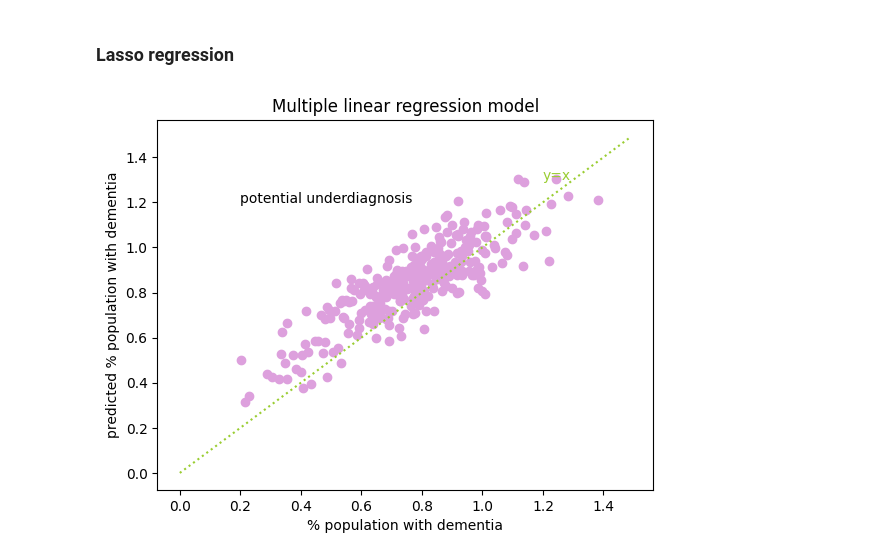
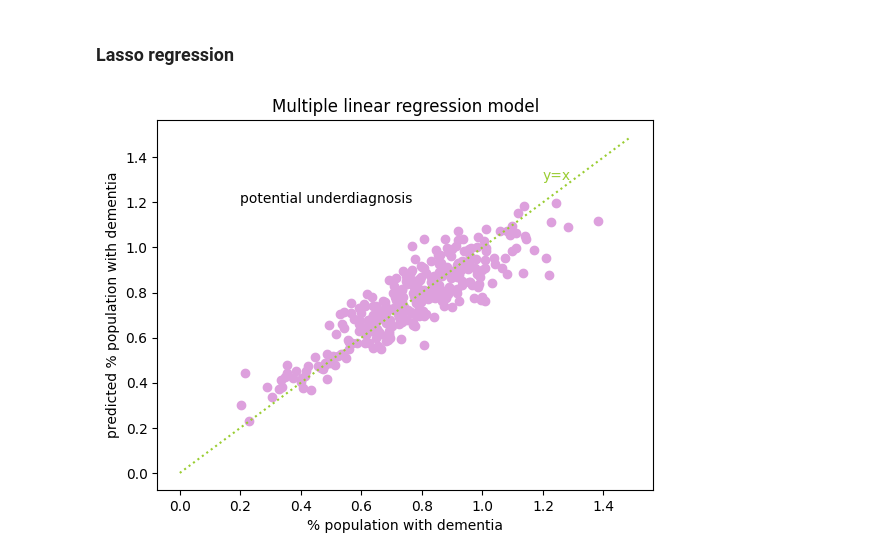
Before and after one commit to Bea-Taylor/DifDem_inequalities, a Jupyter notebook: nbs/core/04_regression_model.ipynb, the cells around one changed output. Cells and saved outputs as stored; diff of their text form; code cells hidden in the pictures.

```diff
--- a/nbs/core/04_regression_model.ipynb
+++ b/nbs/core/04_regression_model.ipynb
@@ -261,16 +176,14 @@ print(covar_opt)
 # %%
 # Linear regression using sklearn
 
-x_all_covar = df_dem_topIMD[covar_opt].values.reshape(-1,len(covar_opt))
-y = df_dem_topIMD['DEM_afflicted_pc'].values.reshape(-1,1)
-
-x_test_all_covar = df_dem_plus[covar_opt].values.reshape(-1,len(covar_opt))
+x = df_dem_plus[covar_opt].values.reshape(-1,len(covar_opt))
+y = df_dem_plus['DEM_afflicted_pc'].values.reshape(-1,1)
 
 regr = linear_model.LinearRegression()
 
 # fit regression comorbidities
-regr.fit(x_all_covar, y)
-y_pred_all = regr.predict(x_test_all_covar)
+regr.fit(x, y)
+y_pred = regr.predict(x)
 # %%
 print(f'intercept:{regr.intercept_[0]}')
 print('-------- \n coefficients of independent variables \n ')
@@ -312,0 +225,19 @@ plt.show()
+# %%
+plt.subplots(nrows=1, ncols= 2, figsize = (15,6))
+
+residuals = (y - y_pred).reshape(309)
+
+# look at the residuals
+plt.subplot(1, 2, 1)
+plt.scatter(y, residuals, color='slateblue')
+plt.plot(y, np.zeros(len(y)), ':', color='darkseagreen')
+plt.text(0.3, 0.05, r'y=0', fontsize=10, color='darkseagreen')
+plt.ylabel('residuals from comorbidity model')
+plt.xlabel('% population dementia')
+
+# histogram plot of the models residuals
+plt.subplot(1, 2, 2)
+plt.hist(residuals, color='slateblue', rwidth=0.9, bins=20)
+plt.xlabel('residual')
+plt.ylabel('frequency')
+plt.show()
@@ -366,5 +303,5 @@ df_IMD[df_IMD['Local Authority District name (2019)'].isin(resid_gap_area)]
 # %%
-df_dem_plus['residual'] = all_var_residuals
+df_dem_plus['residual'] = residuals
 # %%
 df_dem_plus_IMD = pd.merge(df_dem_plus, df_IMD[['IMD - Rank of average rank ', 'Local Authority District name (2019)']], left_on='area_name', right_on='Local Authority District name (2019)')
 # %%
@@ -470,32 +386,30 @@ array([1.17886359, 0.59595594, 0.78964987, 0.76986408, 0.95762173,
 # %% [markdown]
 ### Lasso regression
 # %%
-# Alternative linear regression using sklearn
+# Linear regression using sklearn and lasso
 
-x_all_covar = df_dem_topIMD[covar_opt].values.reshape(-1,8)
-y = df_dem_topIMD['DEM_afflicted_pc'].values.reshape(-1,1)
-
-x_test_all_covar = df_dem_plus[covar_opt].values.reshape(-1,8)
+x = df_dem_plus[covar_opt].values.reshape(-1,len(covar_opt))
+y = df_dem_plus['DEM_afflicted_pc'].values.reshape(-1,1)
 
 regr = linear_model.Lasso(alpha=0.001)
 
 # fit regression comorbidities
-regr.fit(x_all_covar, y)
-y_pred_all = regr.predict(x_test_all_covar)
+regr.fit(x, y)
+y_pred = regr.predict(x)
 # %%
 # comparison between true diagnosis value, and the value predicted by the multiple linear regression model
 true_val = df_dem_plus['DEM_afflicted_pc'].values.reshape(-1,1)
 
 plt.plot(np.arange(0, 1.5, 0.01), np.arange(0, 1.5, 0.01), ':', color='yellowgreen')
-plt.scatter(true_val, y_pred_all, color='plum')
+plt.scatter(y, y_pred, color='plum')
 plt.xlabel('% population with dementia')
 plt.ylabel('predicted % population with dementia')
 plt.title('Multiple linear regression model')
 plt.text(1.2, 1.3, r'y=x', fontsize=10, color='yellowgreen')
 plt.text(0.2, 1.2, r'potential underdiagnosis', fontsize=10)
 plt.show()
 # %% [output]
-[figure, old version]
+[figure, new version]
 # %%
 print(f'intercept:{regr.intercept_[0]}')
 print('-------- \n coefficients of independent variables \n ')
```
Also changed, not shown: parts of 23 cells of this notebook.
